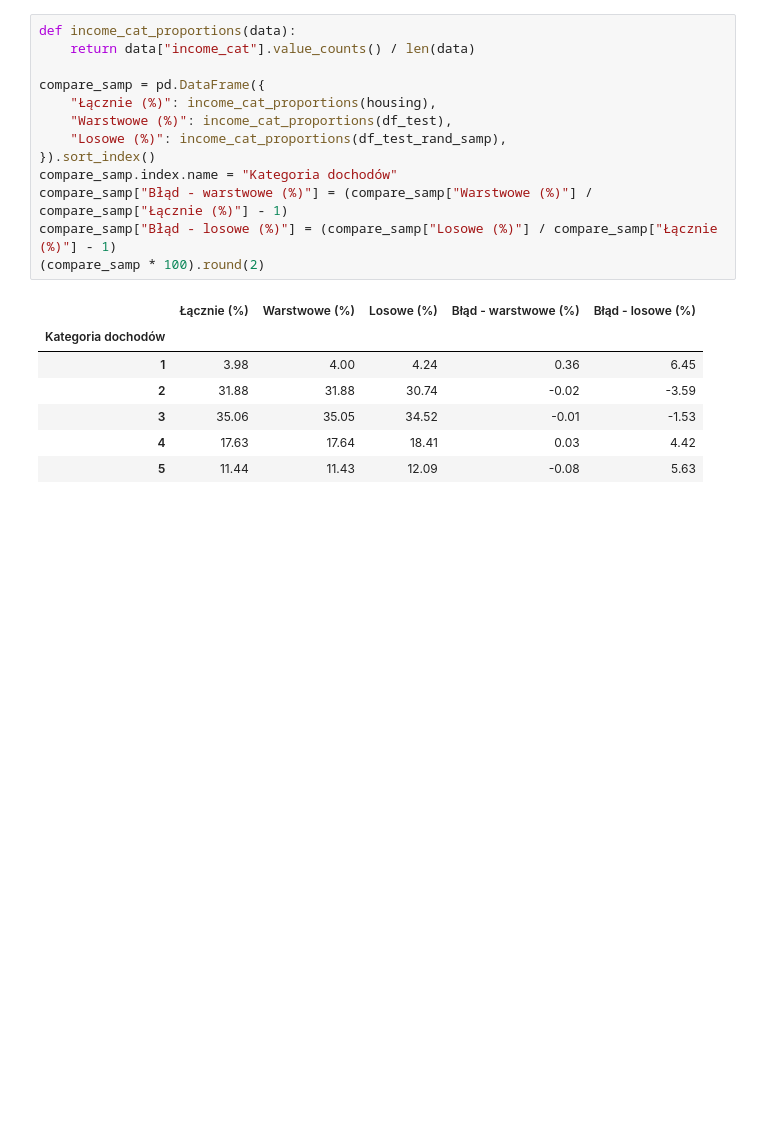
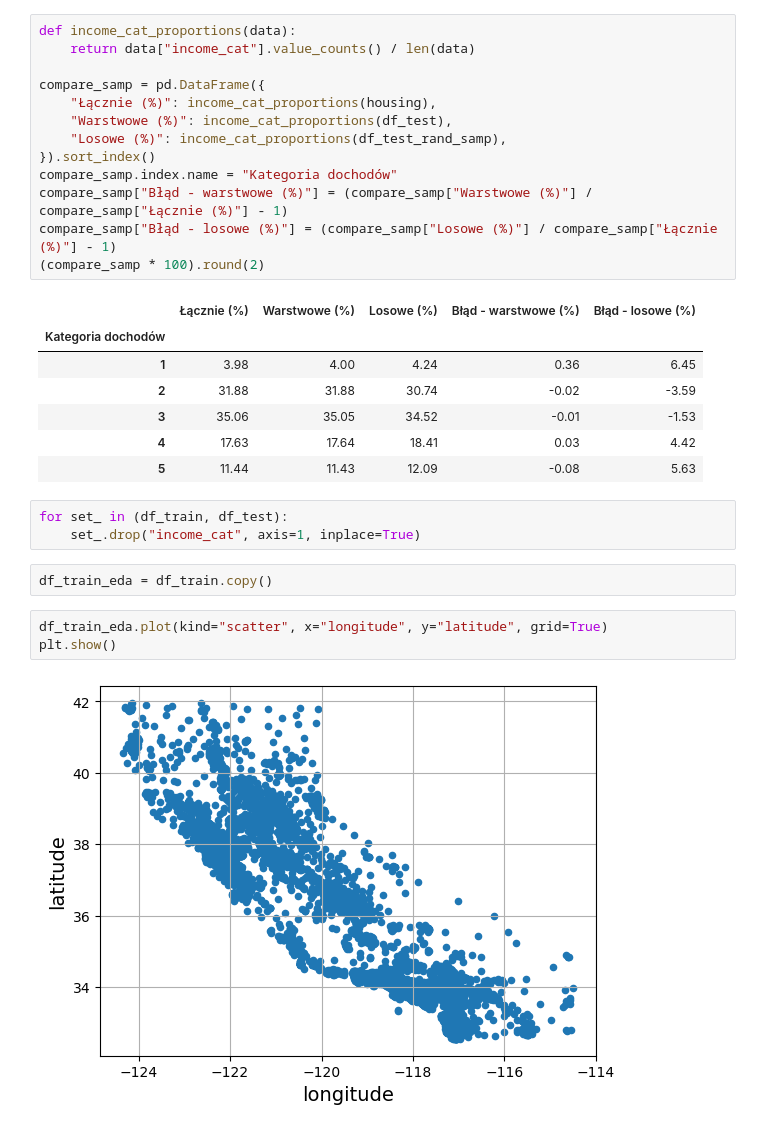
Before and after one commit to SokolowskiMik/WUM, a Jupyter notebook: 02_pierwszy_projekt_uczenia_maszynowego.ipynb, the cells around one changed output. Cells and saved outputs as stored; diff of their text form; blank space fills up the shorter version.

```diff
--- a/02_pierwszy_projekt_uczenia_maszynowego.ipynb
+++ b/02_pierwszy_projekt_uczenia_maszynowego.ipynb
@@ -151,3 +151,13 @@ compare_samp["Błąd - losowe (%)"] = (compare_samp["Losowe (%)"] / compare_samp
 | 3 | 35.06 | 35.05 | 34.52 | -0.01 | -1.53 |
 | 4 | 17.63 | 17.64 | 18.41 | 0.03 | 4.42 |
 | 5 | 11.44 | 11.43 | 12.09 | -0.08 | 5.63 |
+# %%
+for set_ in (df_train, df_test):
+    set_.drop("income_cat", axis=1, inplace=True)
+# %%
+df_train_eda = df_train.copy()
+# %%
+df_train_eda.plot(kind="scatter", x="longitude", y="latitude", grid=True)
+plt.show()
+# %% [output]
+[figure, added]
```
Also changed, not shown: parts of 2 cells of this notebook.
